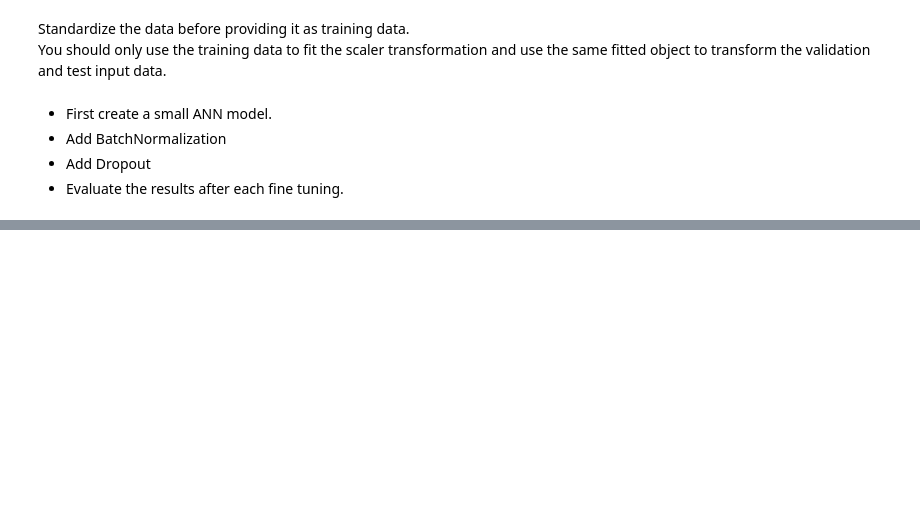
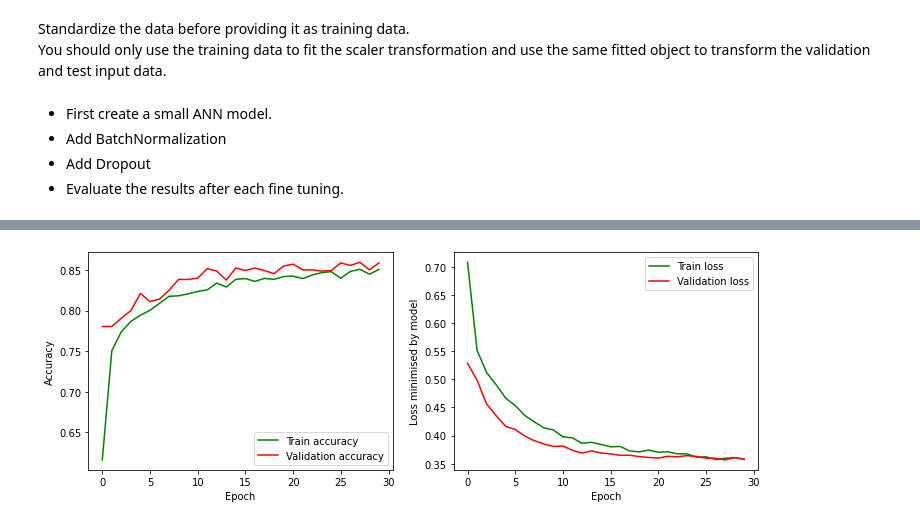
Before and after one commit to jdecorte/machinelearning, a Jupyter notebook: 111-exercise_churn.ipynb, the cells around one changed output, grey strips where cells are left out. Saved outputs shown, nothing was run; the diff lists cells and outputs as text; code cells hidden in the pictures; blank space fills up the shorter version.

```diff
--- a/111-exercise_churn.ipynb
+++ b/111-exercise_churn.ipynb
@@ -111,6 +125,15 @@ Standardize the data before providing it as training data.
 You should only use the training data to fit the scaler transformation
 and use the same fitted object to transform the validation and test input
 data.
+# %%
+from sklearn.preprocessing import StandardScaler
+
+scaler= StandardScaler()
+scaler.fit(X_train)
+
+X_train_scaled = scaler.transform(X_train)
+X_test_scaled = scaler.transform(X_test)
+X_val_scaled = scaler.transform(X_val)
 # %% [markdown]
 * First create a small ANN model.
 * Add BatchNormalization
@@ -137,0 +142,25 @@ Epoch 20/20
+# %%
+import tensorflow as tf
+from tensorflow import keras
+
+model = keras.models.Sequential()
+
+model.add(keras.layers.Dense(128,activation="relu",input_dim = X_train_scaled.shape[1]))
+
+model.add(keras.layers.Dropout(rate=0.2))
+model.add(keras.layers.BatchNormalization())
+
+model.add(keras.layers.Dense(64,activation="relu"))
+model.add(keras.layers.Dropout(rate=0.4))
+model.add(keras.layers.BatchNormalization())
+
+model.add(keras.layers.Dense(64,activation="relu"))
+model.add(keras.layers.Dropout(rate=0.4))
+model.add(keras.layers.BatchNormalization())
+
+
+model.add(keras.layers.Dense(1,activation='sigmoid'))
+# %%
+model.compile(loss='binary_crossentropy',optimizer="adam",metrics=["accuracy"])
+# %%
+history = model.fit(X_train_scaled,y_train,epochs=30,batch_size=64,validation_data=(X_val_scaled,y_val))
@@ -137,0 +185,4 @@ Epoch 20/20
+# %%
+plot_history(history)
+# %% [output]
+[figure, added]
```
Also changed, not shown: parts of 17 cells of this notebook, 5 other files.
